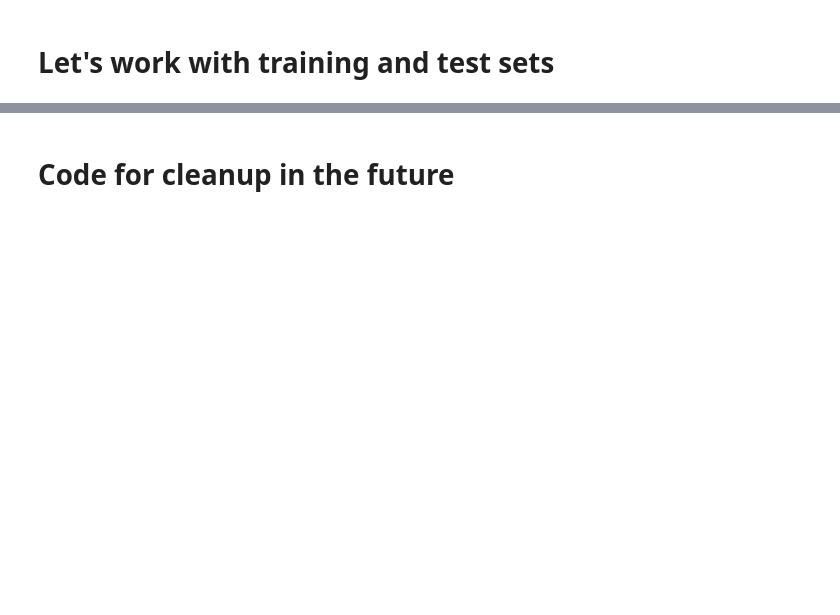
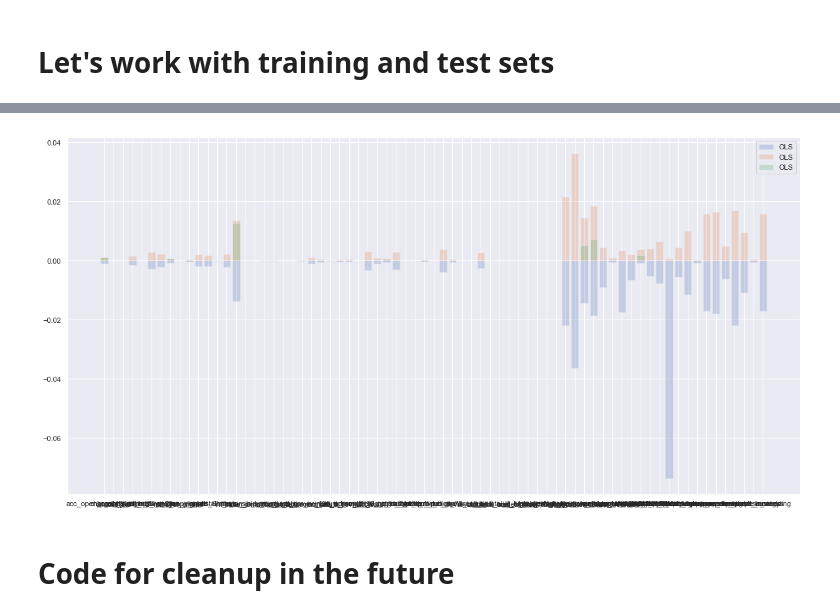
Before and after one commit to Polkaguy/Final-Project, a Jupyter notebook: Final_Project_Pavan.ipynb, the cells around one changed output, grey strips where cells are left out. Cells and saved outputs as stored; diff of their text form; code cells hidden in the pictures; blank space fills up the shorter version.

```diff
--- a/Final_Project_Pavan.ipynb
+++ b/Final_Project_Pavan.ipynb
@@ -545,0 +537,5 @@ The test set Lasso regression R^2 score is: 0.203835
+# %%
+coef_df=pd.DataFrame(np.array([X_train.columns,
+                               LCOLSModel.coef_,
+                               LCRRModel.coef_,
+                               LCLRModel.coef_]).T,columns=["feature","OLS","RR","LR"])
@@ -546,3 +562,17 @@ The test set Lasso regression R^2 score is: 0.203835
+# %%
+# your code here
+plt.figure(figsize=(20,10))
+plt.bar(coef_df["feature"],-abs(coef_df["OLS"]),label='OLS',alpha=0.25)
+plt.bar(coef_df["feature"],abs(coef_df["RR"]),label='OLS',alpha=0.25)
+plt.bar(coef_df["feature"],abs(coef_df["LR"]),label='OLS',alpha=0.25)
+#plt.bar(range(len(BikeRRModel.coef_[0])), (np.abs(BikeRRModel.coef_[0])), label='Ridge',alpha=0.25)
+#plt.bar(range(len(BikeLRModel.coef_)),(np.abs(BikeLRModel.coef_)), label='LASSO',alpha=0.25)
+#plt.bar(range(len(BikeOLSModel.coef_[0])), np.abs(BikeOLSModel.coef_[0]), color='grey', label='OLS')
+plt.legend()
+
+plt.show()
+# %% [output]
+[figure, added]
 # %% [markdown]
 # Code for cleanup in the future
 # %%
```
Also changed, not shown: parts of 13 cells of this notebook.
